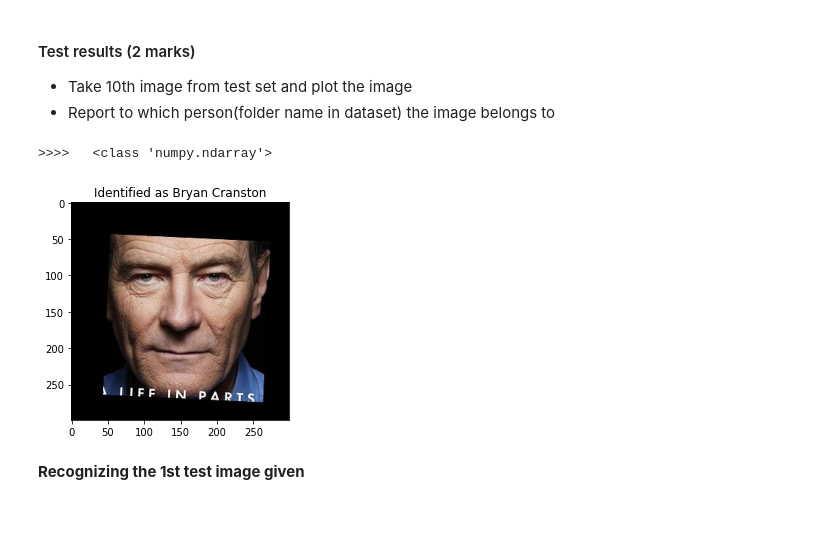
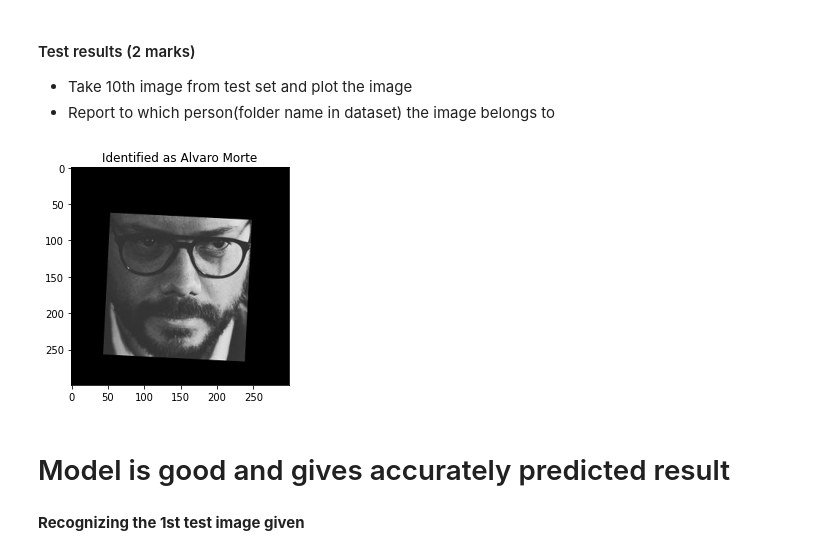
Before and after one commit to SelvamRaju/Advanced-Computer-Vision, a Jupyter notebook: Advanced_Computer_Vision_Part_2.ipynb, the cells around one changed output. Saved outputs shown, nothing was run; the diff lists cells and outputs as text; code cells hidden in the pictures; blank space fills up the shorter version.

```diff
--- a/Advanced_Computer_Vision_Part_2.ipynb
+++ b/Advanced_Computer_Vision_Part_2.ipynb
@@ -413,17 +409,17 @@ Training Score: 0.9615705931495405
 - Take 10th image from test set and plot the image
 - Report to which person(folder name in dataset) the image belongs to
 # %%
-example_idx = 100
+example_idx = 10
 
 example_image = load_image(metadata[test_idx][example_idx].image_path())
-print('>>>>  ', type(x_test[example_idx]))
 example_prediction = svc_model.predict(np.expand_dims(x_test[example_idx], axis=0))
 example_identity = le.inverse_transform(example_prediction)[0]
 
 plt.imshow(example_image)
 plt.title(f'Identified as {example_identity}');
 # %% [output]
->>>>   <class 'numpy.ndarray'>
-[figure, old version]
+[figure, new version]
+# %% [markdown]
+# Model is good and gives accurately predicted result
 # %% [markdown]
 **Recognizing the 1st test image given**
```
Also changed, not shown: parts of 9 cells of this notebook.
